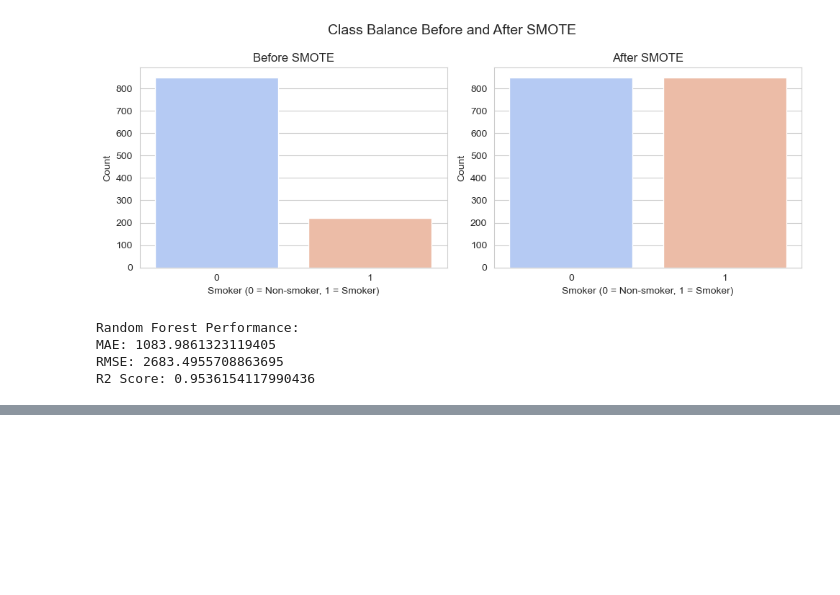
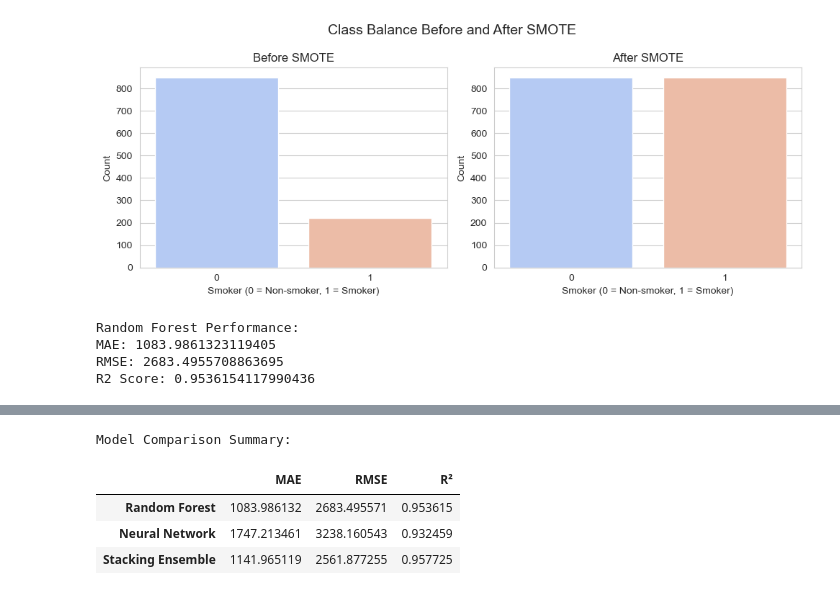
Before and after one commit to CocoTeoh/Medical_insurance_MLAssignment, a Jupyter notebook: Coco Teoh ML assignment.ipynb, the cells around one changed output, grey strips where cells are left out. Saved outputs shown, nothing was run; the diff lists cells and outputs as text; code cells hidden in the pictures; blank space fills up the shorter version.

Commit message:
Regression comparison

```diff
--- a/Coco Teoh ML assignment.ipynb
+++ b/Coco Teoh ML assignment.ipynb
@@ -476,0 +465,24 @@ print("R2 Score:", r2_score(y_test, y_pred_nn))
+# %%
+# Model evaluation : MLPRegressor
+from sklearn.neural_network import MLPRegressor
+from sklearn.metrics import mean_absolute_error, mean_squared_error, r2_score
+import numpy as np
+import pandas as pd
+
+# Train a Neural Network (MLP Regressor)
+nn_model = MLPRegressor(hidden_layer_sizes=(128, 64), activation='relu', solver='adam',
+                        max_iter=3000, random_state=42)
+nn_model.fit(X_train, y_train)
+
+# Predictions
+y_pred_nn = nn_model.predict(X_test)
+
+# Performance metrics for Neural Network
+mae_nn = mean_absolute_error(y_test, y_pred_nn)
+rmse_nn = np.sqrt(mean_squared_error(y_test, y_pred_nn))
+r2_nn = r2_score(y_test, y_pred_nn)
+
+print("🔹 Neural Network Performance:")
+print(f"MAE: {mae_nn:.2f}")
+print(f"RMSE: {rmse_nn:.2f}")
+print(f"R²: {r2_nn:.4f}")
@@ -476,0 +537,18 @@ print("R2 Score:", r2_score(y_test, y_pred_nn))
+# %%
+# Compare Model Performances
+results = {
+    'Random Forest': [mae_rf, rmse_rf, r2_rf],
+    'Neural Network': [mae_nn, rmse_nn, r2_nn],
+    'Stacking Ensemble': [mae_stack, rmse_stack, r2_stack]
+}
+
+import pandas as pd
+comparison = pd.DataFrame(results, index=['MAE', 'RMSE', 'R²']).T
+print("\nModel Comparison Summary:")
+display(comparison)
+# %% [output]
+Model Comparison Summary:
+|  | MAE | RMSE | R² |
+| Random Forest | 1083.986132 | 2683.495571 | 0.953615 |
+| Neural Network | 1747.213461 | 3238.160543 | 0.932459 |
+| Stacking Ensemble | 1141.965119 | 2561.877255 | 0.957725 |
```
Also changed, not shown: parts of 5 cells of this notebook.
